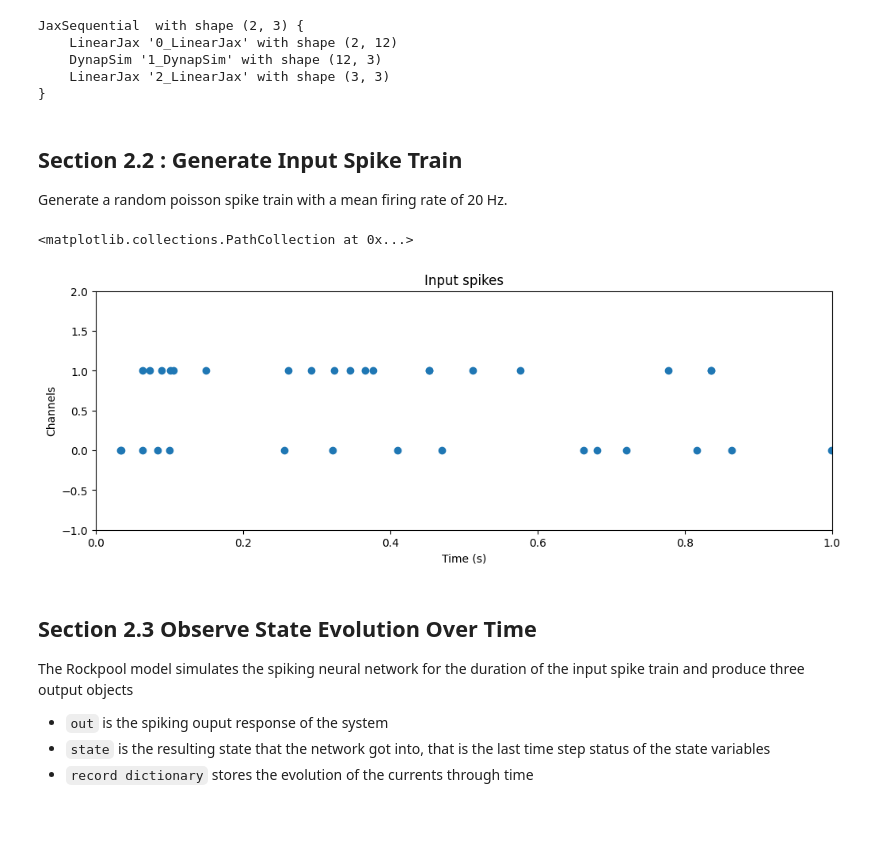
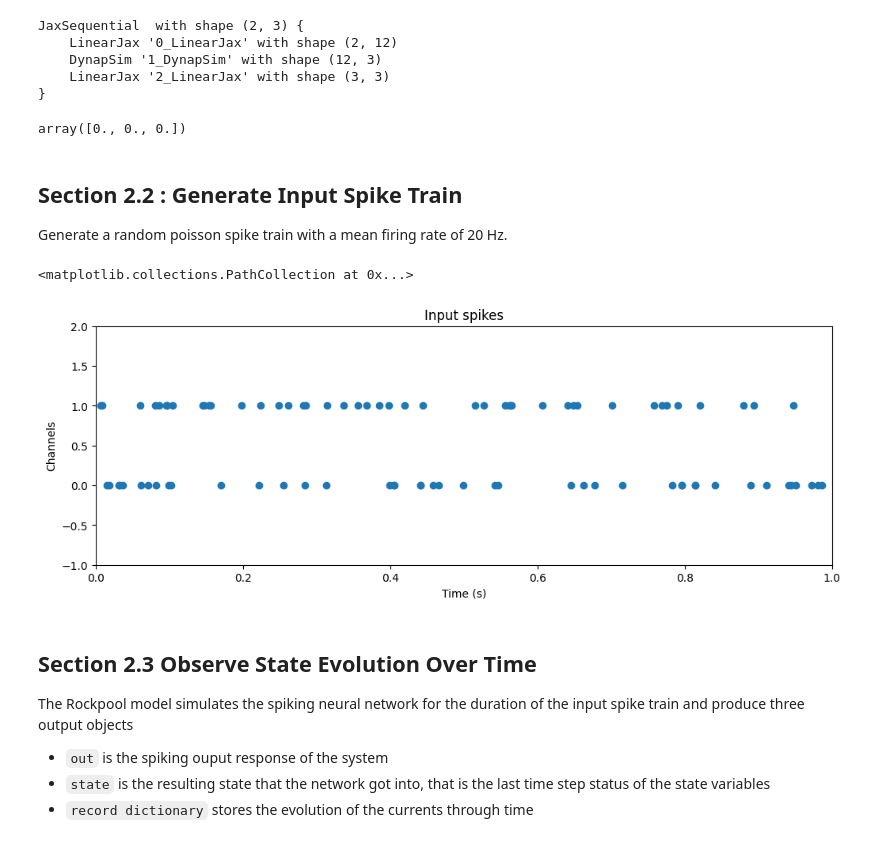
Before and after one commit to synsense/rockpool, a Jupyter notebook: docs/devices/DynapSE/dynapsim_tutorial.ipynb, the cells around one changed output. Cells and saved outputs as stored; diff of their text form; code cells hidden in the pictures.

```diff
--- a/docs/devices/DynapSE/dynapsim_tutorial.ipynb
+++ b/docs/devices/DynapSE/dynapsim_tutorial.ipynb
@@ -444,15 +444,19 @@ JaxSequential  with shape (2, 3) {
     DynapSim '1_DynapSim' with shape (12, 3)
     LinearJax '2_LinearJax' with shape (3, 3)
 }
+# %%
+(simconfig.Iw_ahp / simconfig.Itau_ahp + 1) * simconfig.time.t_pulse_ahp /simconfig.time.tau_ahp
+# %% [output]
+array([0., 0., 0.])
 # %% [markdown]
 ## Section 2.2 : Generate Input Spike Train
 Generate a random poisson spike train with a mean firing rate of 20 Hz.
 # %%
 spikes_in = poisson_spike_train(
-    n_channels=n_in, duration=1.0, rate=20.0, dt=dt, seed=2022
+    n_channels=n_in, duration=1.0, rate=50.0, dt=dt, seed=2022
 )
 spike_ts_in = TSEvent.from_raster(spikes_in, name="Input spikes", periodic=True, dt=dt)
 spike_ts_in.plot()
 # %% [output]
 <matplotlib.collections.PathCollection at 0x...>
-[figure, old version]
+[figure, new version]
```
Also changed, not shown: parts of 27 cells of this notebook.
